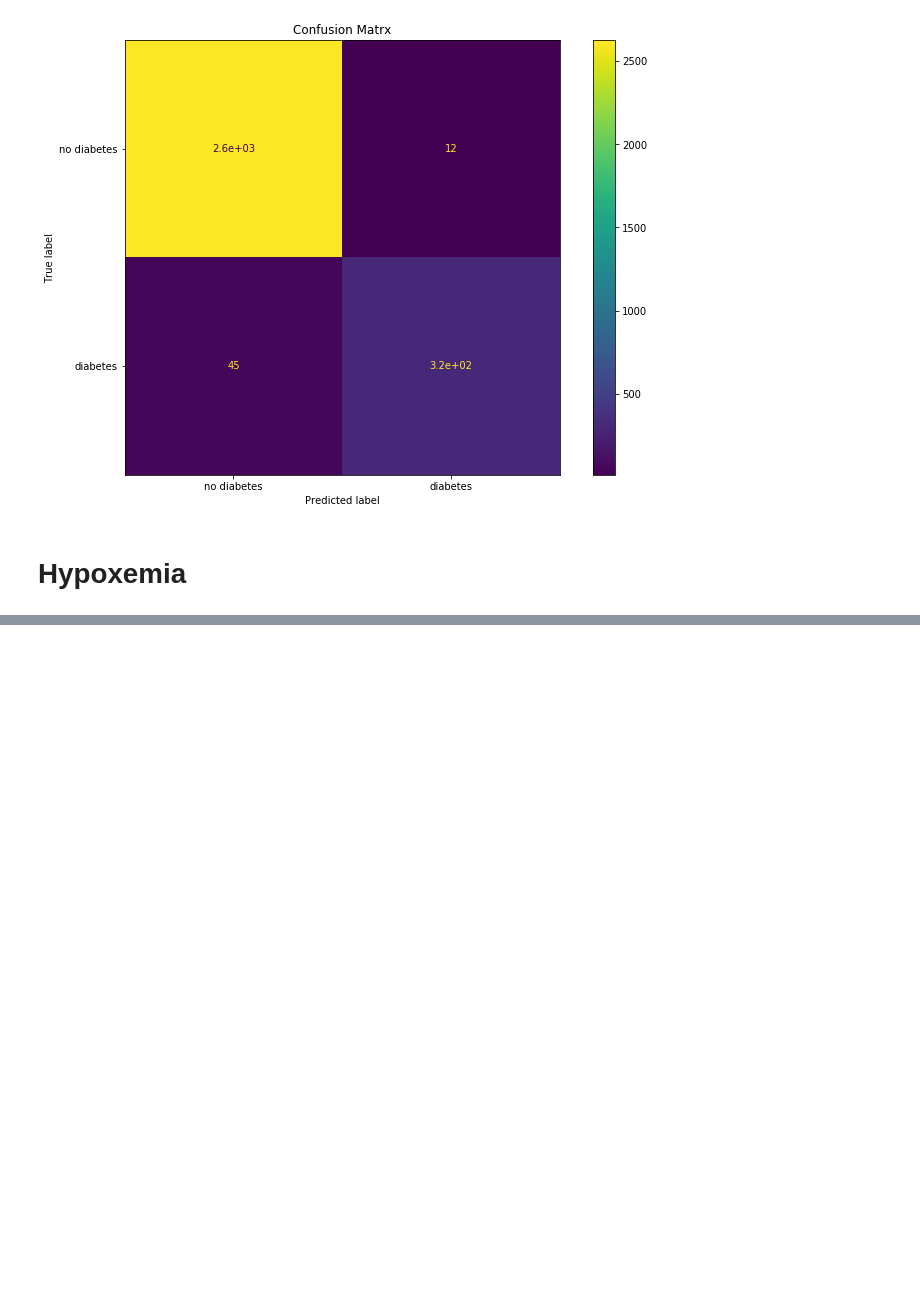
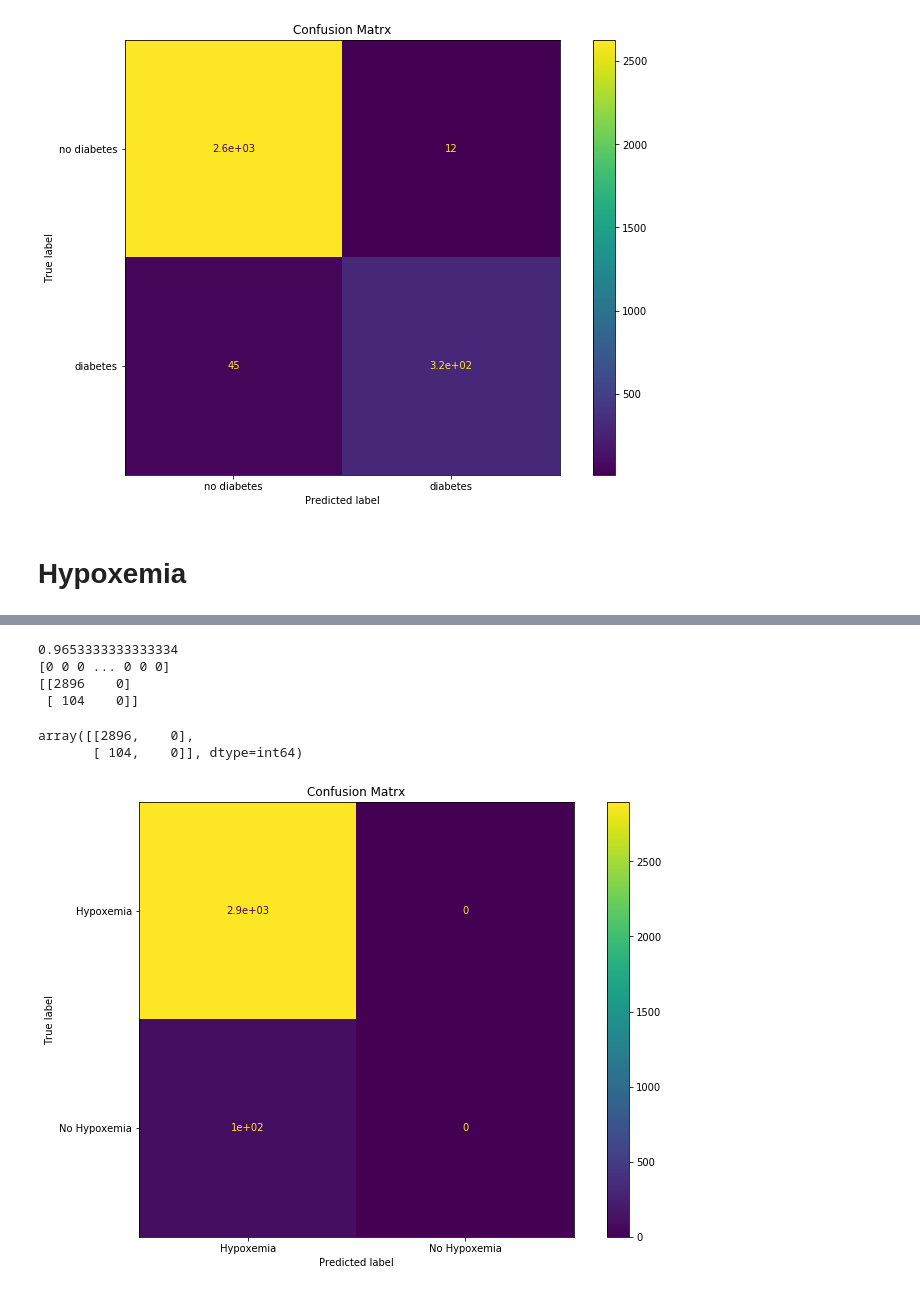
Before and after one commit to abhilashsaj/Wearable-Based-Health-Monitoring-System, a Jupyter notebook: Prediction Models.ipynb, the cells around one changed output, grey strips where cells are left out. Cells and saved outputs as stored; diff of their text form; code cells hidden in the pictures; blank space fills up the shorter version.

```diff
--- a/Prediction Models.ipynb
+++ b/Prediction Models.ipynb
@@ -474,0 +497,32 @@ array([[2621,   19],
+# %%
+X = df[['oxygen_saturation', 'heart_rate','breaths_per_minute'] ]
+
+Y = df['asthma']
+
+X_train, X_test, y_train, y_test = train_test_split(X, Y, test_size = 0.3, random_state = 0)
+# %%
+log_regr = linear_model.LogisticRegression()
+log_regr.fit(X_train, y_train)
+
+print(log_regr.score(X_test, y_test))
+
+y_preds = log_regr.predict(X_test)
+print(y_preds)
+
+cf_matrix = confusion_matrix(y_test, y_preds)
+print(cf_matrix)
+
+
+fig, ax = plt.subplots(figsize=(12, 8))
+ax.set_title('Confusion Matrx')
+
+disp =metrics.plot_confusion_matrix(log_regr, X_test, y_test, display_labels= ["Hypoxemia", "No Hypoxemia"], ax = ax)
+disp.confusion_matrix
+# %% [output]
+0.9653333333333334
+[0 0 0 ... 0 0 0]
+[[2896    0]
+ [ 104    0]]
+array([[2896,    0],
+       [ 104,    0]], dtype=int64)
+[figure, added]
```
Also changed, not shown: parts of 6 cells of this notebook.
